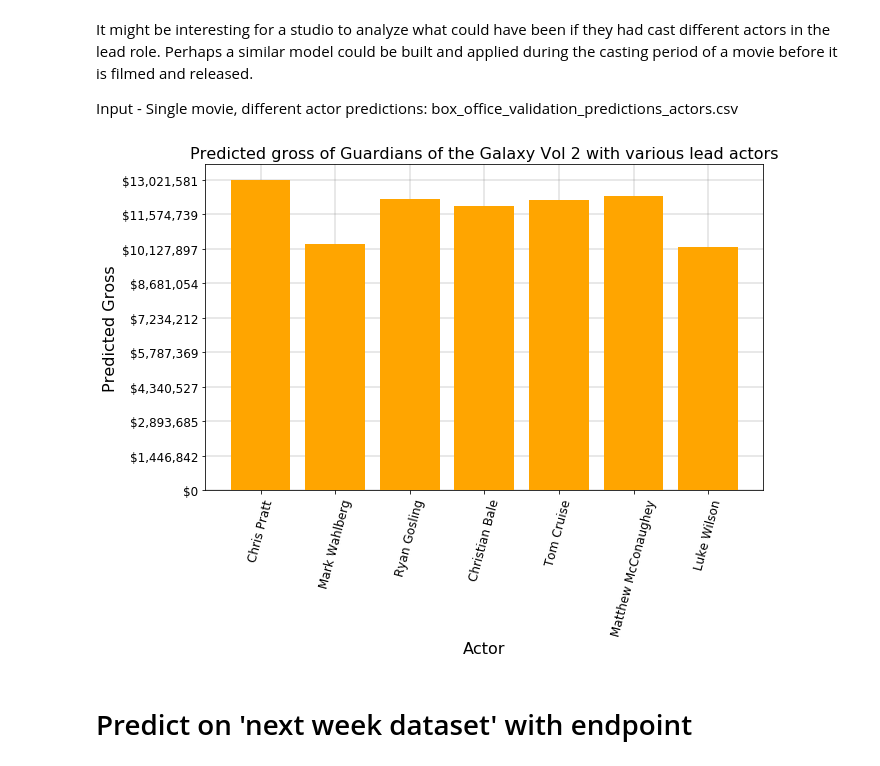
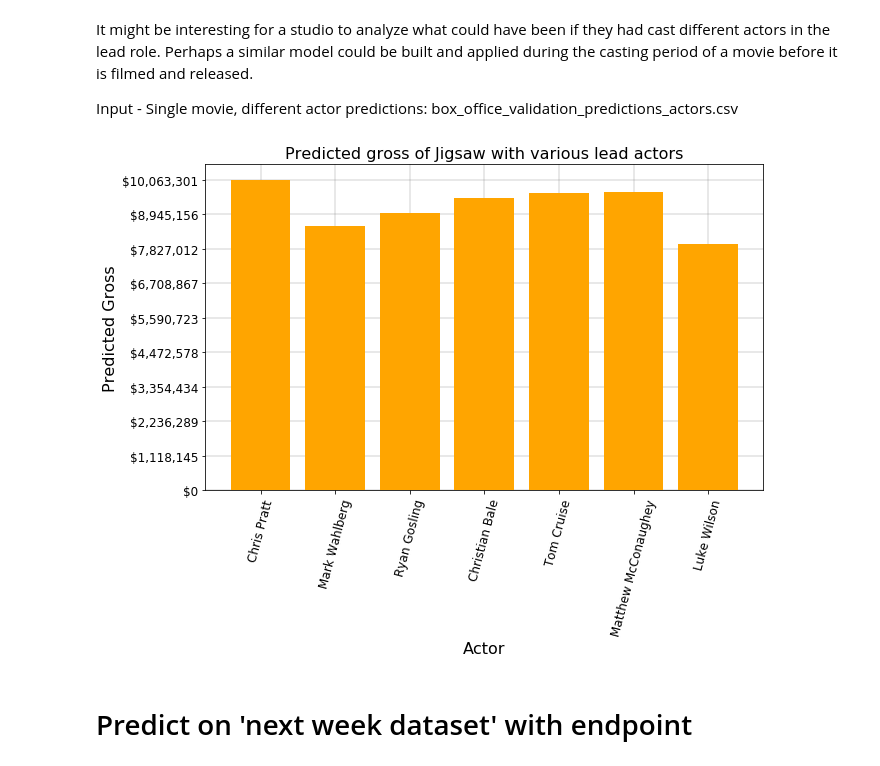
Before and after one commit to jonland82/forecasting-box-office-movie-revenue, a Jupyter notebook: test-deployed-model-endpoint.ipynb, the cells around one changed output. Cells and saved outputs as stored; diff of their text form; code cells hidden in the pictures.

```diff
--- a/test-deployed-model-endpoint.ipynb
+++ b/test-deployed-model-endpoint.ipynb
@@ -40,8 +40,8 @@ def get_prediction(values):
         }
 
     body = str.encode(json.dumps(data))
-    url = 'https://ussouthcentral.services.azureml.net/workspaces/9612c113b1964578bb85a9fbc55b6d8d/services/b288cd04ff2c411db4d2391f763e1074/execute?api-version=2.0&details=true'
-    api_key = 'J3BscD5S/kv3SqabNRavSX0abIgprsDhtm4vBSuXXK8GwUls+5HTGQP3s89xX4e/EecvjMm43w3bOdu0h9UdqQ==' # Replace this with the API key for the web service
+    url = 'https://ussouthcentral.services.azureml.net/workspaces/5a180e28a51643f38d3b63f026020c7d/services/2ae431ee3f04439cbe82b2accd648b6a/execute?api-version=2.0&details=true'
+    api_key = 'QdK/PrSYa1Gy3jeNtDBJvmC88RkRi8+jXtSokOIm/i9KYQc4xgQu5VM9e+DBk5qTUXjG5tXK6AQ1LNo4Zlrprw==' # Replace this with the API key for the web service
     headers = {'Content-Type':'application/json', 'Authorization':('Bearer '+ api_key)}
 
     req = urlr.Request(url, body, headers)
@@ -82,8 +82,8 @@ import matplotlib.patches as mpatches
 data = pd.read_csv('box_office_validation_predictions_actors.csv', sep=',',header=0)
 
 # look at a single movie for a single weekend with multiple actors in the lead role
-movie = 'Guardians of the Galaxy Vol 2'
-week = '6/2/2017 12:00:00 AM';
+movie = 'Jigsaw'
+week = '11/3/2017 12:00:00 AM';
 actors = ['Chris Pratt', 'Mark Wahlberg', 'Ryan Gosling', 'Christian Bale', 'Tom Cruise', 'Matthew McConaughey', 'Luke Wilson']
 
 # remove all weeks but one
@@ -109,34 +109,34 @@ rects2 = ax.bar(ind, preds, color='orange', zorder = 3)
 # set the size of the resulting graph
 fig.set_size_inches(10, 6, forward=True)
 
 # axis labels
 plt.ylabel('Predicted Gross',fontsize=16)
 plt.xlabel('Actor',fontsize=16)
 plt.title('Predicted gross of ' + movie + " with various lead actors",fontsize=16)
 
 # tick labels
 y=[]
 yticks=[]
 count = 0;
 max = np.amax(preds)
 interval = max/9
 for i in range(1, 11):
     yticks.append('${:,.0f}'.format(count))
     y.append(count)
     count = count+interval
 
 plt.xticks(ind, actors, fontsize=12)
 plt.yticks(y, yticks, fontsize=12)
 for tick in ax.get_xticklabels():
     tick.set_rotation(75)
 
 # create grid marks within the graph
 plt.grid(color='#696969', linestyle='-', linewidth=.3, zorder = 0)
 
 # display graph
 plt.show()
 # %% [output]
-[figure, old version]
+[figure, new version]
 # %% [markdown]
 # Predict on 'next week dataset' with endpoint
 # %% [markdown]
```
Also changed, not shown: parts of 2 cells of this notebook, 6 other files.
